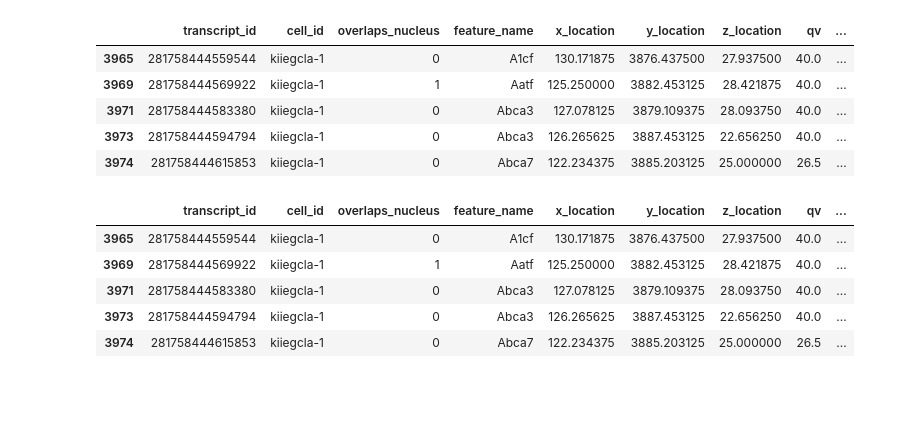
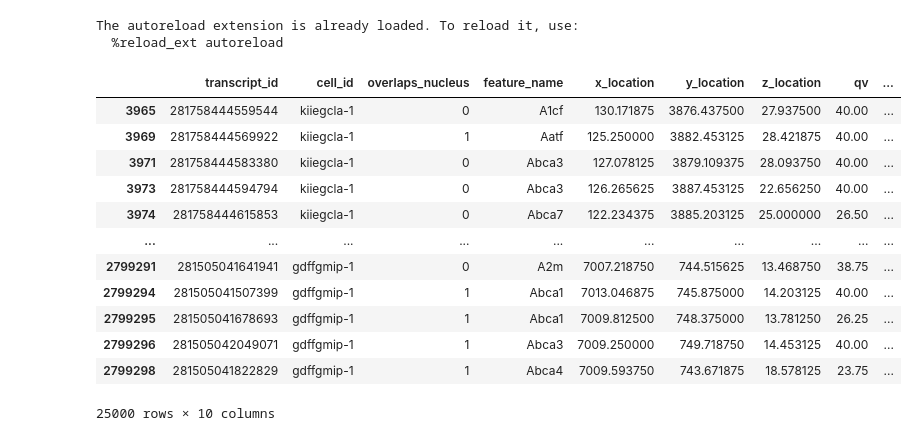
Before and after one commit to priyalT/SubQCAT, a Jupyter notebook: notebooks/exploration.ipynb, the cells around one changed output. Cells and saved outputs as stored; diff of their text form; code cells hidden in the pictures; blank space fills up the shorter version.

```diff
--- a/notebooks/exploration.ipynb
+++ b/notebooks/exploration.ipynb
@@ -1,31 +0,0 @@
-# %%
-#i/o
-
-from pathlib import Path
-
-import dask.dataframe as dd
-
-
-class XeniumBundle:
-    def __init__(self, path: Path):
-        self.path = Path(path)
-
-    def validate(self) -> None:
-        if not self.path.exists():
-            raise FileNotFoundError(f"Xenium output bundle not found: {self.path}")
-        if not self.path.is_dir():
-            raise ValueError(f"Expected a Xenium output bundle directory: {self.path}")
-        transcript_file = self.path / "transcripts.parquet"
-        if not transcript_file.exists():
-            raise FileNotFoundError(f"transcripts.parquet not found in Xenium bundle: {self.path}")
-
-    @property
-    def transcript_file(self) -> Path:
-        return self.path / "transcripts.parquet"
-
-    def load_dataframe(self) -> dd.DataFrame:
-        self.validate()
-        try:
-            return dd.read_parquet(self.transcript_file)
-        except Exception as e:
-            raise ValueError(f"Unable to read {self.transcript_file} as a parquet file.") from e
@@ -68,4 +1,16 @@ class SampleXenium:
+# %%
+%load_ext autoreload
+%autoreload 2
+
+import numpy as np
+import pandas as pd
+
+from subqcat.io import XeniumBundle
+from subqcat.subsample import XeniumSampler
+# %% [output]
+The autoreload extension is already loaded. To reload it, use:
+  %reload_ext autoreload
 # %%
 bundle = XeniumBundle("/Users/priyaltripathi/SubQCAT/data/Xenium_Prime_Mouse_Brain_Coronal_FF_outs")
-df = SampleXenium(bundle)
+df = XeniumSampler(bundle)
 subsampled_df = df.subsample()
@@ -72,24 +19,16 @@ subsampled_df = df.subsample()
 # %%
-subsampled_df.head()
+df_grouped_by_cell.head()
 # %% [output]
 |  | transcript_id | cell_id | overlaps_nucleus | feature_name | x_location | y_location | z_location | qv | ... |
-| 3965 | 281758444559544 | kiiegcla-1 | 0 | A1cf | 130.171875 | 3876.437500 | 27.937500 | 40.0 | ... |
-| 3969 | 281758444569922 | kiiegcla-1 | 1 | Aatf | 125.250000 | 3882.453125 | 28.421875 | 40.0 | ... |
-| 3971 | 281758444583380 | kiiegcla-1 | 0 | Abca3 | 127.078125 | 3879.109375 | 28.093750 | 40.0 | ... |
-| 3973 | 281758444594794 | kiiegcla-1 | 0 | Abca3 | 126.265625 | 3887.453125 | 22.656250 | 40.0 | ... |
-| 3974 | 281758444615853 | kiiegcla-1 | 0 | Abca7 | 122.234375 | 3885.203125 | 25.000000 | 26.5 | ... |
+| 3965 | 281758444559544 | kiiegcla-1 | 0 | A1cf | 130.171875 | 3876.437500 | 27.937500 | 40.00 | ... |
+| 3969 | 281758444569922 | kiiegcla-1 | 1 | Aatf | 125.250000 | 3882.453125 | 28.421875 | 40.00 | ... |
+| 3971 | 281758444583380 | kiiegcla-1 | 0 | Abca3 | 127.078125 | 3879.109375 | 28.093750 | 40.00 | ... |
+| 3973 | 281758444594794 | kiiegcla-1 | 0 | Abca3 | 126.265625 | 3887.453125 | 22.656250 | 40.00 | ... |
+| 3974 | 281758444615853 | kiiegcla-1 | 0 | Abca7 | 122.234375 | 3885.203125 | 25.000000 | 26.50 | ... |
+| ... | ... | ... | ... | ... | ... | ... | ... | ... | ... |
+| 2799291 | 281505041641941 | gdffgmip-1 | 0 | A2m | 7007.218750 | 744.515625 | 13.468750 | 38.75 | ... |
+| 2799294 | 281505041507399 | gdffgmip-1 | 1 | Abca1 | 7013.046875 | 745.875000 | 14.203125 | 40.00 | ... |
+| 2799295 | 281505041678693 | gdffgmip-1 | 1 | Abca1 | 7009.812500 | 748.375000 | 13.781250 | 26.25 | ... |
+| 2799296 | 281505042049071 | gdffgmip-1 | 1 | Abca3 | 7009.250000 | 749.718750 | 14.453125 | 40.00 | ... |
+| 2799298 | 281505041822829 | gdffgmip-1 | 1 | Abca4 | 7009.593750 | 743.671875 | 18.578125 | 23.75 | ... |
+25000 rows × 10 columns
-# %%
-df_grouped_by_cell = subsampled_df.groupby('cell_id')
-centroids = df_grouped_by_cell[['x_location', 'y_location', 'z_location']].transform('mean')
-subsampled_df['centroid_x'] = centroids['x_location']
-subsampled_df['centroid_y'] = centroids['y_location']
-subsampled_df['centroid_z'] = centroids['z_location']
-
-subsampled_df.head()
-# %% [output]
-|  | transcript_id | cell_id | overlaps_nucleus | feature_name | x_location | y_location | z_location | qv | ... |
-| 3965 | 281758444559544 | kiiegcla-1 | 0 | A1cf | 130.171875 | 3876.437500 | 27.937500 | 40.0 | ... |
-| 3969 | 281758444569922 | kiiegcla-1 | 1 | Aatf | 125.250000 | 3882.453125 | 28.421875 | 40.0 | ... |
-| 3971 | 281758444583380 | kiiegcla-1 | 0 | Abca3 | 127.078125 | 3879.109375 | 28.093750 | 40.0 | ... |
-| 3973 | 281758444594794 | kiiegcla-1 | 0 | Abca3 | 126.265625 | 3887.453125 | 22.656250 | 40.0 | ... |
-| 3974 | 281758444615853 | kiiegcla-1 | 0 | Abca7 | 122.234375 | 3885.203125 | 25.000000 | 26.5 | ... |
```
Also changed, not shown: parts of 21 cells of this notebook.
